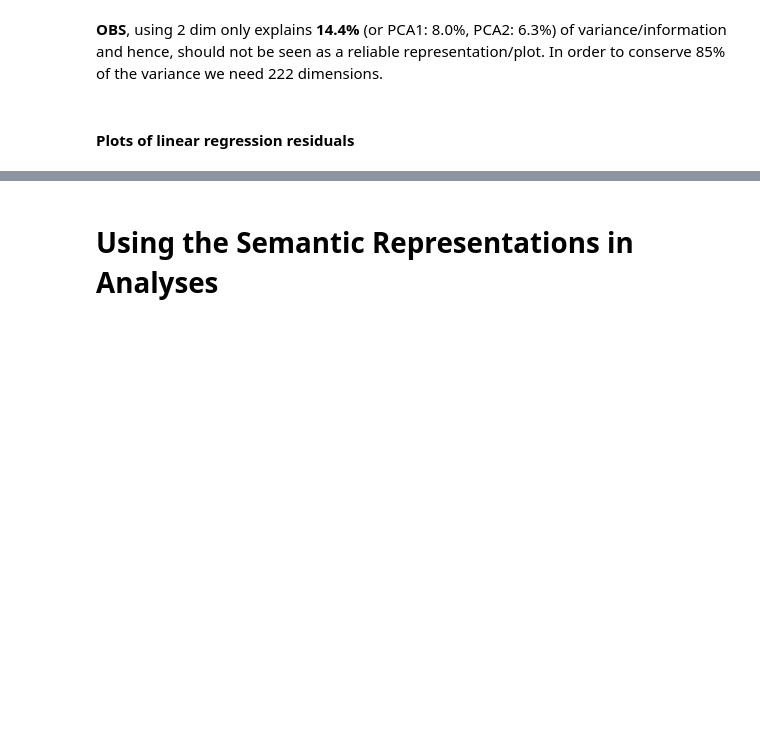
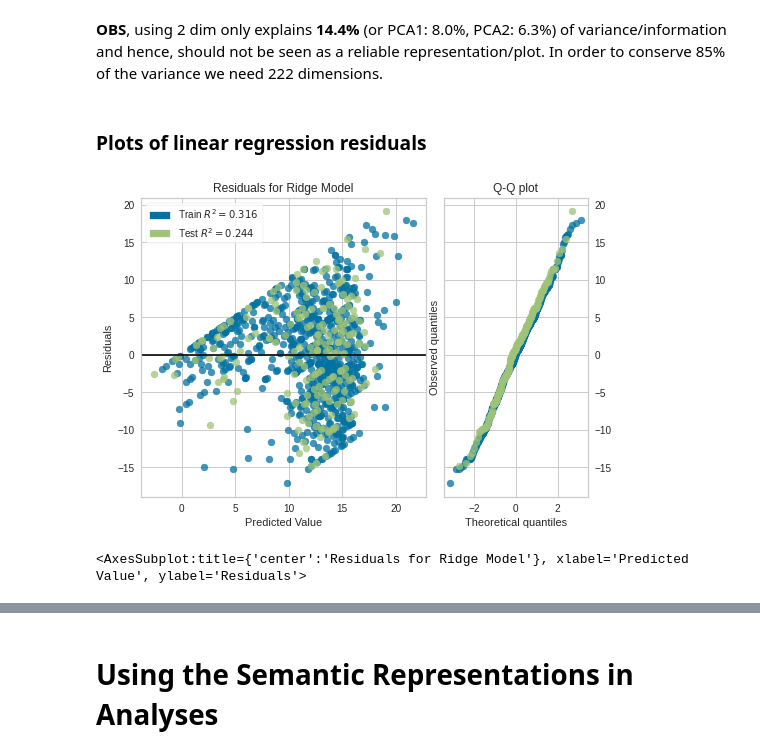
Before and after one commit to alexandraant161803/EDAN70, a Jupyter notebook: WD_project.ipynb, the cells around one changed output, grey strips where cells are left out. Cells and saved outputs as stored; diff of their text form; code cells hidden in the pictures; blank space fills up the shorter version.

```diff
--- a/WD_project.ipynb
+++ b/WD_project.ipynb
@@ -336,18 +337,36 @@ plt.show()
 # %% [markdown]
 **OBS**, using 2 dim only explains **14.4%** (or PCA1: 8.0%, PCA2: 6.3%) of variance/information and hence, should not be seen as a reliable representation/plot. In order to conserve 85% of the variance we need 222 dimensions.
 # %% [markdown]
-#### Plots of linear regression residuals
+### Plots of linear regression residuals
 # %%
 from sklearn.linear_model import Ridge
 from sklearn.model_selection import train_test_split
 from yellowbrick.datasets import load_concrete
 from yellowbrick.regressor import ResidualsPlot
 
+x_dep = df_dep_concat.values
+
+scaler = StandardScaler()
+pca_res = PCA(n_components=23)
+
+X_train_dep, X_test_dep, y_train_dep, y_test_dep = train_test_split(x_dep, y_dep_scale, test_size=0.2, random_state=0)
+
+# Standardize and scale data
+scaler.fit(X_train_dep)
+X_train_dep = scaler.transform(X_train_dep)
+X_test_dep = scaler.transform(X_test_dep)
+
+# Fit and reduce dimensions
+pca_res.fit(X_train_dep)
+X_train_dep = pca_res.transform(X_train_dep)
+X_test_dep = pca_res.transform(X_test_dep)
+
 # Instantiate the linear model and visualizer
 model = Ridge()
-
-
 visualizer = ResidualsPlot(model, hist=False, qqplot=True)
-visualizer.fit(X_train, y_train)
-visualizer.score(X_test, y_test)
+visualizer.fit(X_train_dep, y_train_dep)
+visualizer.score(X_test_dep, y_test_dep)
 visualizer.show()
+# %% [output]
+[figure, added]
+<AxesSubplot:title={'center':'Residuals for Ridge Model'}, xlabel='Predicted Value', ylabel='Residuals'>
```
Also changed, not shown: parts of 15 cells of this notebook.
